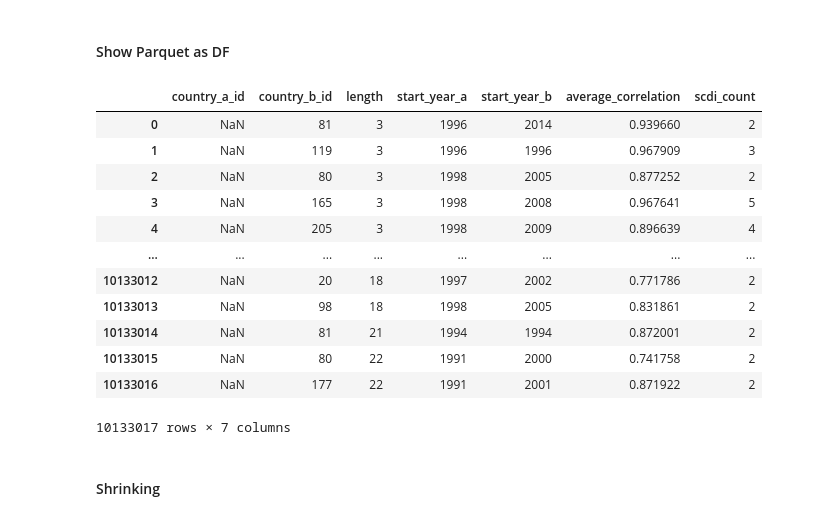
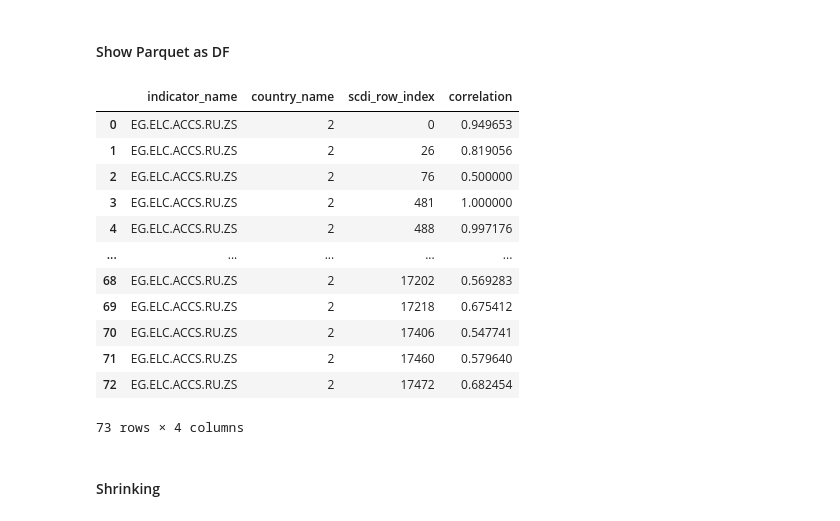
Before and after one commit to AminAlAit/qgi-4.0, a Jupyter notebook: notebooks/general.ipynb, the cells around one changed output. Saved outputs shown, nothing was run; the diff lists cells and outputs as text; code cells hidden in the pictures.

Commit message:
general and recipes notebooks updates

```diff
--- a/notebooks/general.ipynb
+++ b/notebooks/general.ipynb
@@ -111,22 +111,22 @@ class Indicator:
 # %% [markdown]
 #### Show Parquet as DF
 # %%
-df = read_parquet_as_df(r"/workspace/qgi\qgi-4.0\data\pattern_maker_output\country_a_id=1.parquet")
+df = read_parquet_as_df(r"/workspace/qgi\qgi-4.0\data\recipes\Judicial_Reforms.parquet")
 df
 # %% [output]
-|  | country_a_id | country_b_id | length | start_year_a | start_year_b | average_correlation | scdi_count |
-| 0 | NaN | 81 | 3 | 1996 | 2014 | 0.939660 | 2 |
-| 1 | NaN | 119 | 3 | 1996 | 1996 | 0.967909 | 3 |
-| 2 | NaN | 80 | 3 | 1998 | 2005 | 0.877252 | 2 |
-| 3 | NaN | 165 | 3 | 1998 | 2008 | 0.967641 | 5 |
-| 4 | NaN | 205 | 3 | 1998 | 2009 | 0.896639 | 4 |
-| ... | ... | ... | ... | ... | ... | ... | ... |
-| 10133012 | NaN | 20 | 18 | 1997 | 2002 | 0.771786 | 2 |
-| 10133013 | NaN | 98 | 18 | 1998 | 2005 | 0.831861 | 2 |
-| 10133014 | NaN | 81 | 21 | 1994 | 1994 | 0.872001 | 2 |
-| 10133015 | NaN | 80 | 22 | 1991 | 2000 | 0.741758 | 2 |
-| 10133016 | NaN | 177 | 22 | 1991 | 2001 | 0.871922 | 2 |
+|  | indicator_name | country_name | scdi_row_index | correlation |
+| 0 | EG.ELC.ACCS.RU.ZS | 2 | 0 | 0.949653 |
+| 1 | EG.ELC.ACCS.RU.ZS | 2 | 26 | 0.819056 |
+| 2 | EG.ELC.ACCS.RU.ZS | 2 | 76 | 0.500000 |
+| 3 | EG.ELC.ACCS.RU.ZS | 2 | 481 | 1.000000 |
+| 4 | EG.ELC.ACCS.RU.ZS | 2 | 488 | 0.997176 |
+| ... | ... | ... | ... | ... |
+| 68 | EG.ELC.ACCS.RU.ZS | 2 | 17202 | 0.569283 |
+| 69 | EG.ELC.ACCS.RU.ZS | 2 | 17218 | 0.675412 |
+| 70 | EG.ELC.ACCS.RU.ZS | 2 | 17406 | 0.547741 |
+| 71 | EG.ELC.ACCS.RU.ZS | 2 | 17460 | 0.579640 |
+| 72 | EG.ELC.ACCS.RU.ZS | 2 | 17472 | 0.682454 |
-10133017 rows × 7 columns
+73 rows × 4 columns
 # %% [markdown]
 #### Shrinking
 # %%
```
Also changed, not shown: parts of 2 cells of this notebook, 1 other file.
